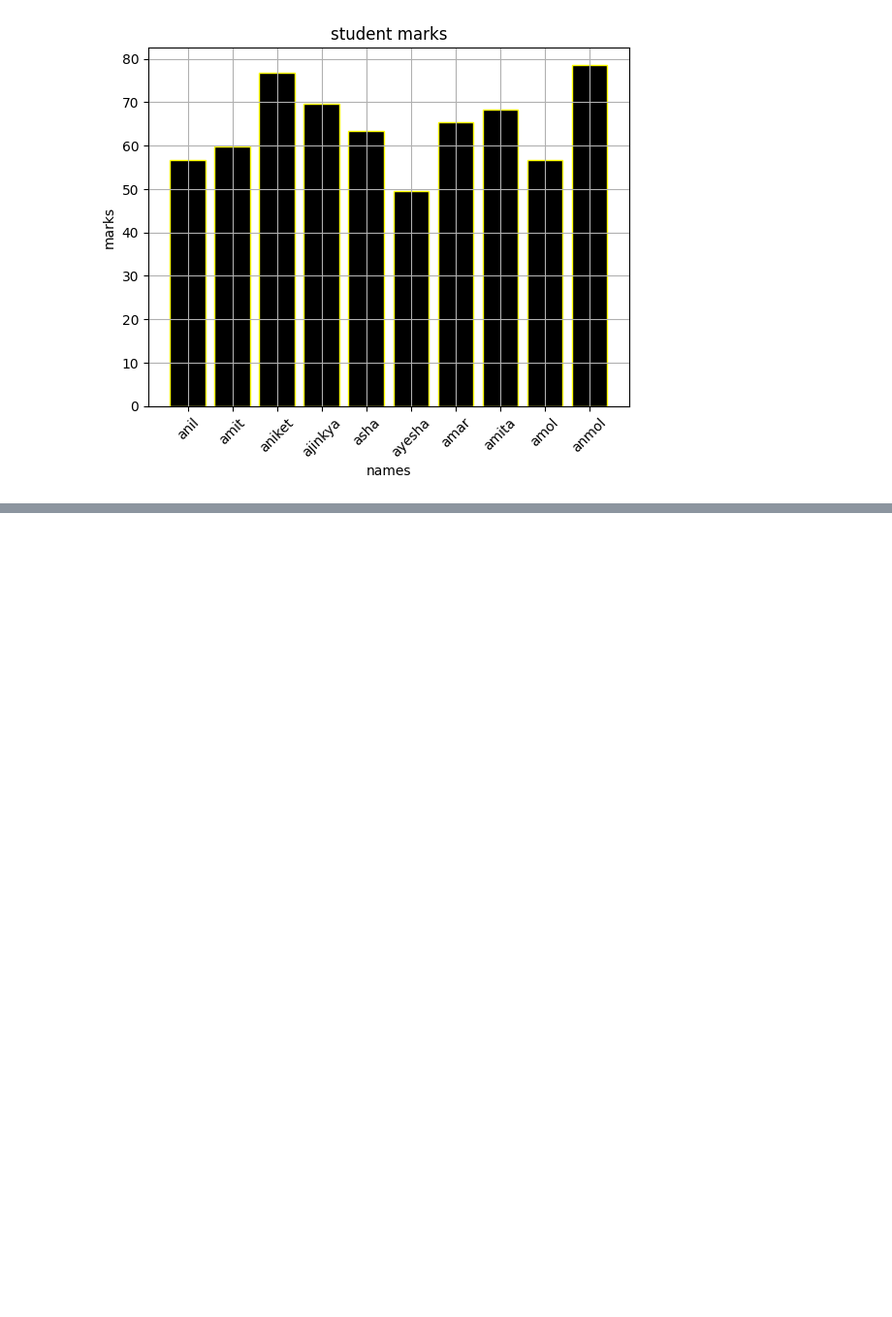
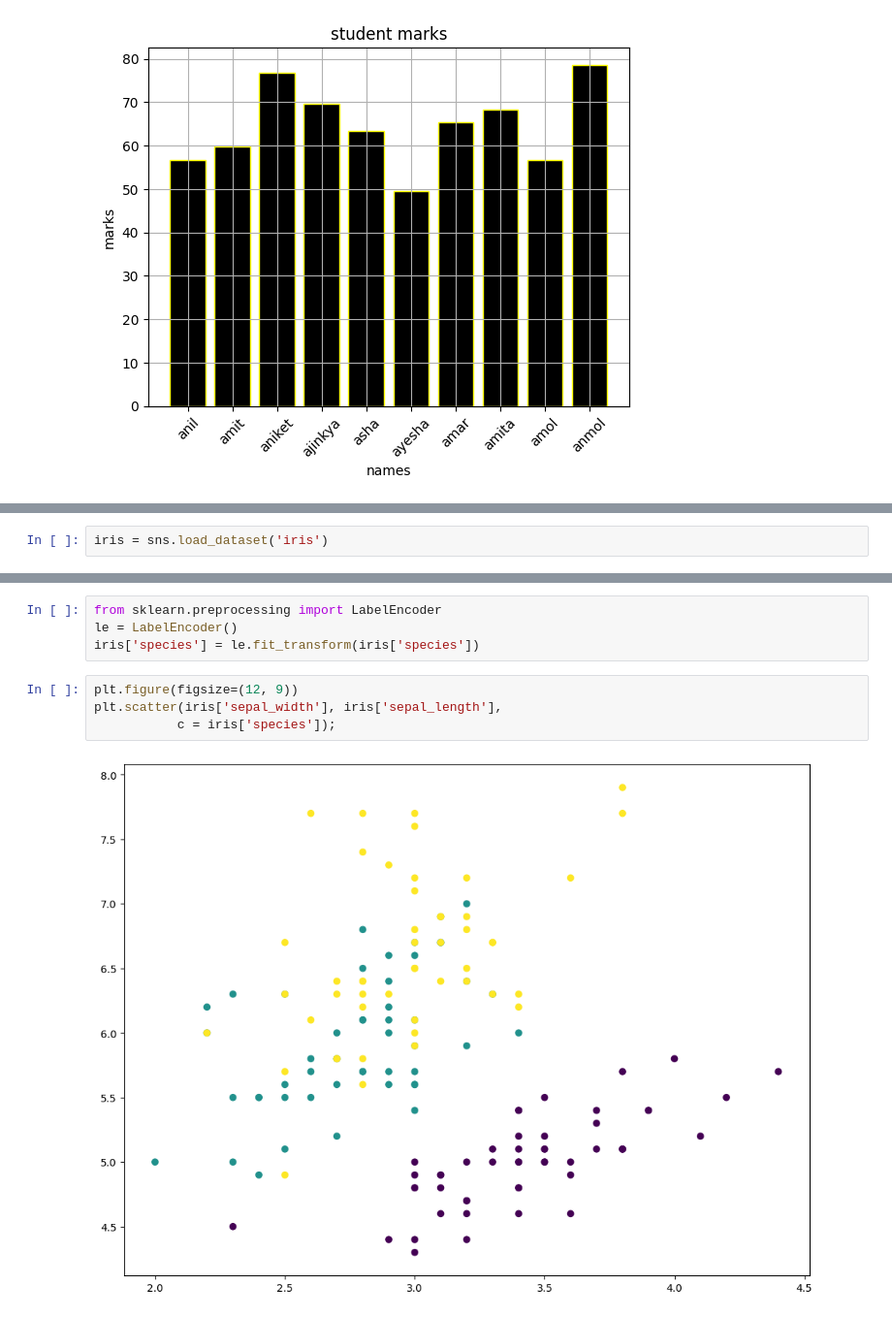
Before and after one commit to AdityaThakare72/VPBKIET_MAR2-6, a Jupyter notebook: Day2/data_viz_Mar3.ipynb, the cells around one changed output, grey strips where cells are left out. Shown at 97% size. Saved outputs shown, nothing was run; the diff lists cells and outputs as text; blank space fills up the shorter version.

```diff
--- a/Day2/data_viz_Mar3.ipynb
+++ b/Day2/data_viz_Mar3.ipynb
@@ -42,0 +73,2 @@ plt.grid()
+# %%
+iris = sns.load_dataset('iris')
@@ -42,0 +91,10 @@ plt.grid()
+# %%
+from sklearn.preprocessing import LabelEncoder
+le = LabelEncoder()
+iris['species'] = le.fit_transform(iris['species'])
+# %%
+plt.figure(figsize=(12, 9))
+plt.scatter(iris['sepal_width'], iris['sepal_length'],
+           c = iris['species']);
+# %% [output]
+[figure, added]
```
Also changed, not shown: parts of 5 cells of this notebook.
